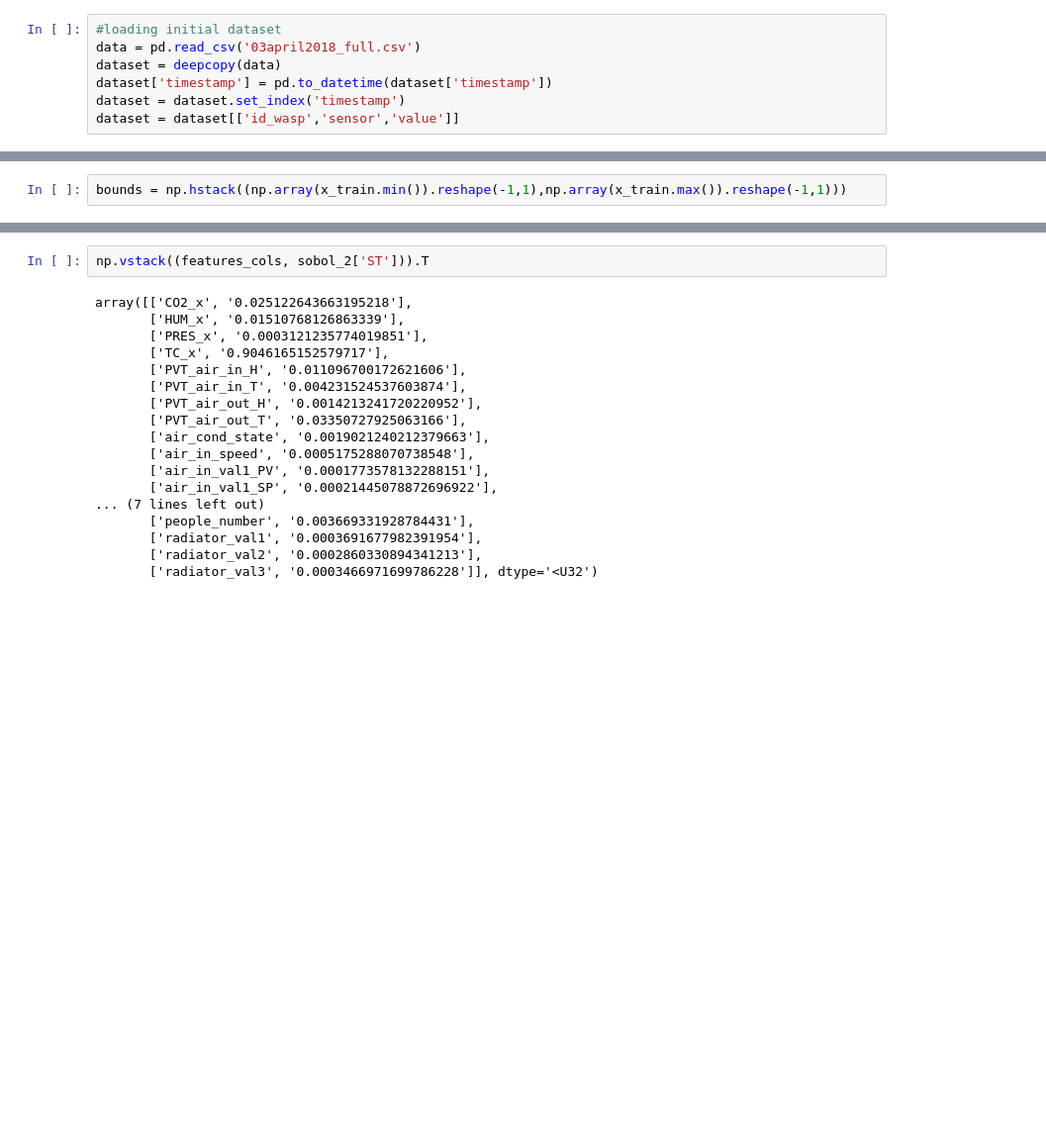
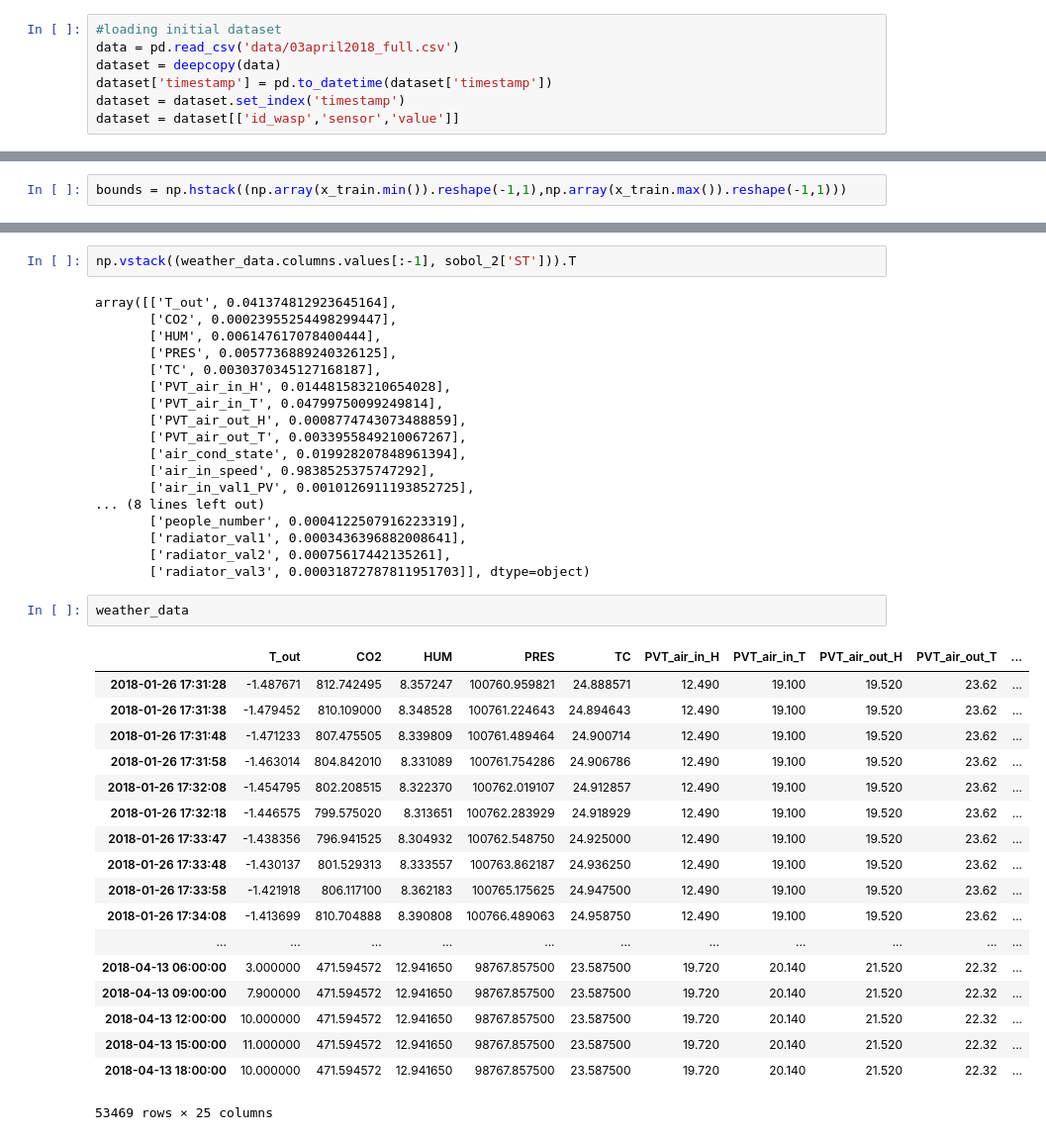
Before and after one commit to 5mad/microclimate, a Jupyter notebook: ml_with_time_shift.ipynb, the cells around one changed output, grey strips where cells are left out. Shown: that part at 99% size. Cells and saved outputs as stored; diff of their text form; blank space fills up the shorter version.

```diff
--- a/ml_with_time_shift.ipynb
+++ b/ml_with_time_shift.ipynb
@@ -4,7 +4,7 @@ import numpy as np
 from copy import deepcopy
 # %%
 #loading initial dataset
-data = pd.read_csv('03april2018_full.csv')
+data = pd.read_csv('data/03april2018_full.csv')
 dataset = deepcopy(data)
 dataset['timestamp'] = pd.to_datetime(dataset['timestamp'])
 dataset = dataset.set_index('timestamp')
@@ -220,20 +222,41 @@ array([['CO2_x', '0.028378371001071368'],
 # %%
-np.vstack((features_cols, sobol_2['ST'])).T
+np.vstack((weather_data.columns.values[:-1], sobol_2['ST'])).T
 # %% [output]
-array([['CO2_x', '0.025122643663195218'],
-       ['HUM_x', '0.01510768126863339'],
-       ['PRES_x', '0.0003121235774019851'],
-       ['TC_x', '0.9046165152579717'],
-       ['PVT_air_in_H', '0.011096700172621606'],
-       ['PVT_air_in_T', '0.004231524537603874'],
-       ['PVT_air_out_H', '0.0014213241720220952'],
-       ['PVT_air_out_T', '0.03350727925063166'],
-       ['air_cond_state', '0.0019021240212379663'],
-       ['air_in_speed', '0.0005175288070738548'],
-       ['air_in_val1_PV', '0.0001773578132288151'],
-       ['air_in_val1_SP', '0.00021445078872696922'],
-... (7 lines left out)
-       ['people_number', '0.003669331928784431'],
-       ['radiator_val1', '0.0003691677982391954'],
-       ['radiator_val2', '0.0002860330894341213'],
-       ['radiator_val3', '0.0003466971699786228']], dtype='<U32')
+array([['T_out', 0.041374812923645164],
+       ['CO2', 0.00023955254498299447],
+       ['HUM', 0.006147617078400444],
+       ['PRES', 0.0057736889240326125],
+       ['TC', 0.0030370345127168187],
+       ['PVT_air_in_H', 0.014481583210654028],
+       ['PVT_air_in_T', 0.04799750099249814],
+       ['PVT_air_out_H', 0.0008774743073488859],
+       ['PVT_air_out_T', 0.0033955849210067267],
+       ['air_cond_state', 0.019928207848961394],
+       ['air_in_speed', 0.9838525375747292],
+       ['air_in_val1_PV', 0.0010126911193852725],
+... (8 lines left out)
+       ['people_number', 0.0004122507916223319],
+       ['radiator_val1', 0.0003436396882008641],
+       ['radiator_val2', 0.00075617442135261],
+       ['radiator_val3', 0.00031872787811951703]], dtype=object)
+# %%
+weather_data
+# %% [output]
+|  | T_out | CO2 | HUM | PRES | TC | PVT_air_in_H | PVT_air_in_T | PVT_air_out_H | PVT_air_out_T | ... |
+| 2018-01-26 17:31:28 | -1.487671 | 812.742495 | 8.357247 | 100760.959821 | 24.888571 | 12.490 | 19.100 | 19.520 | 23.62 | ... |
+| 2018-01-26 17:31:38 | -1.479452 | 810.109000 | 8.348528 | 100761.224643 | 24.894643 | 12.490 | 19.100 | 19.520 | 23.62 | ... |
+| 2018-01-26 17:31:48 | -1.471233 | 807.475505 | 8.339809 | 100761.489464 | 24.900714 | 12.490 | 19.100 | 19.520 | 23.62 | ... |
+| 2018-01-26 17:31:58 | -1.463014 | 804.842010 | 8.331089 | 100761.754286 | 24.906786 | 12.490 | 19.100 | 19.520 | 23.62 | ... |
+| 2018-01-26 17:32:08 | -1.454795 | 802.208515 | 8.322370 | 100762.019107 | 24.912857 | 12.490 | 19.100 | 19.520 | 23.62 | ... |
+| 2018-01-26 17:32:18 | -1.446575 | 799.575020 | 8.313651 | 100762.283929 | 24.918929 | 12.490 | 19.100 | 19.520 | 23.62 | ... |
+| 2018-01-26 17:33:47 | -1.438356 | 796.941525 | 8.304932 | 100762.548750 | 24.925000 | 12.490 | 19.100 | 19.520 | 23.62 | ... |
+| 2018-01-26 17:33:48 | -1.430137 | 801.529313 | 8.333557 | 100763.862187 | 24.936250 | 12.490 | 19.100 | 19.520 | 23.62 | ... |
+| 2018-01-26 17:33:58 | -1.421918 | 806.117100 | 8.362183 | 100765.175625 | 24.947500 | 12.490 | 19.100 | 19.520 | 23.62 | ... |
+| 2018-01-26 17:34:08 | -1.413699 | 810.704888 | 8.390808 | 100766.489063 | 24.958750 | 12.490 | 19.100 | 19.520 | 23.62 | ... |
+| ... | ... | ... | ... | ... | ... | ... | ... | ... | ... | ... |
+| 2018-04-13 06:00:00 | 3.000000 | 471.594572 | 12.941650 | 98767.857500 | 23.587500 | 19.720 | 20.140 | 21.520 | 22.32 | ... |
+| 2018-04-13 09:00:00 | 7.900000 | 471.594572 | 12.941650 | 98767.857500 | 23.587500 | 19.720 | 20.140 | 21.520 | 22.32 | ... |
+| 2018-04-13 12:00:00 | 10.000000 | 471.594572 | 12.941650 | 98767.857500 | 23.587500 | 19.720 | 20.140 | 21.520 | 22.32 | ... |
+| 2018-04-13 15:00:00 | 11.000000 | 471.594572 | 12.941650 | 98767.857500 | 23.587500 | 19.720 | 20.140 | 21.520 | 22.32 | ... |
+| 2018-04-13 18:00:00 | 10.000000 | 471.594572 | 12.941650 | 98767.857500 | 23.587500 | 19.720 | 20.140 | 21.520 | 22.32 | ... |
+53469 rows × 25 columns
```
Also changed, not shown: parts of 25 cells of this notebook, 1 other file.
